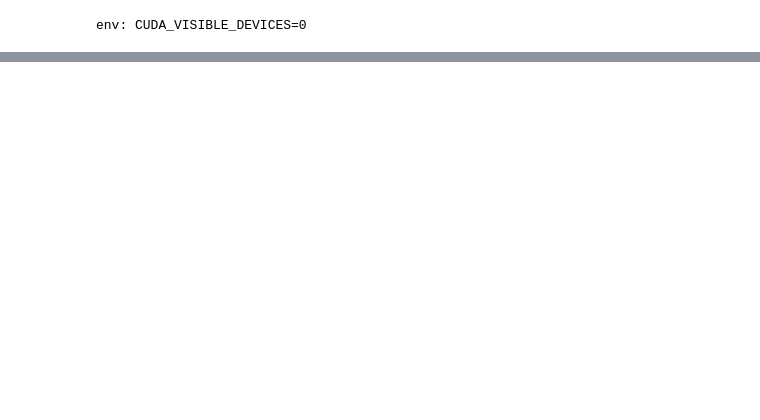
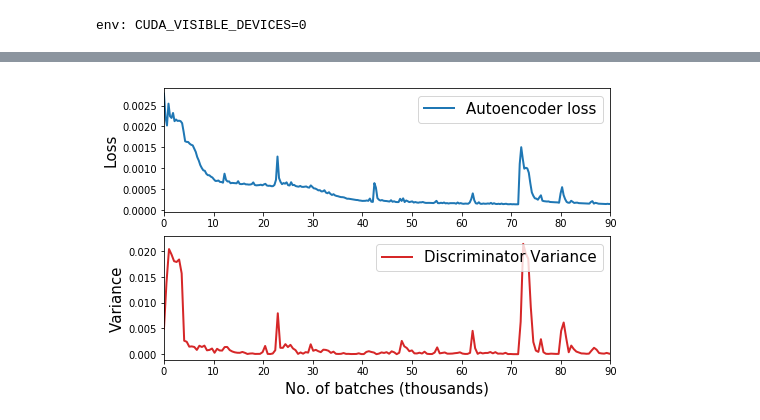
Before and after one commit to slanderson/inturbulate, a Jupyter notebook: ACAI-PyTorch-turb.ipynb, the cells around one changed output, grey strips where cells are left out. Saved outputs shown, nothing was run; the diff lists cells and outputs as text; code cells hidden in the pictures; blank space fills up the shorter version.

```diff
--- a/ACAI-PyTorch-turb.ipynb
+++ b/ACAI-PyTorch-turb.ipynb
@@ -281 +313,32 @@ except KeyboardInterrupt:
+# %%
+fontsize=15
+
+plt.figure(facecolor='w', figsize=(8,5))
+plt.subplot(2,1,1)
+color='tab:blue'
+key = 'loss_ae_mse'
+total = len(losses[key])
+skip = 1 + (total // 500)
+y = build_batches(losses[key], skip).mean(axis=-1)
+x = np.linspace(0, total//1000, len(y))
+plt.plot(x, y, label='Autoencoder loss', lw=2,color=color)
+plt.ylabel('Loss', fontsize=fontsize)
+plt.xlim((0, 90))
+plt.legend(loc='upper right', fontsize=fontsize)
+
+plt.subplot(2, 1, 2)
+color='tab:red'
+key = 'std(disc_mix)'
+skip = 1 + (total // 300)
+y = build_batches(losses[key], skip).mean(axis=-1)
+x = np.linspace(0, total//1000, len(y))
+plt.plot(x, y, label='Discriminator Variance', lw=2, color=color)
+plt.xlabel('No. of batches (thousands)', fontsize=fontsize)
+plt.ylabel('Variance', fontsize=fontsize)
+plt.xlim((0,90))
+
+plt.legend(loc='upper right', fontsize=fontsize)
+plt.show()
+# %% [output]
+[figure, added]
 # %%
```
Also changed, not shown: parts of 8 cells of this notebook.
